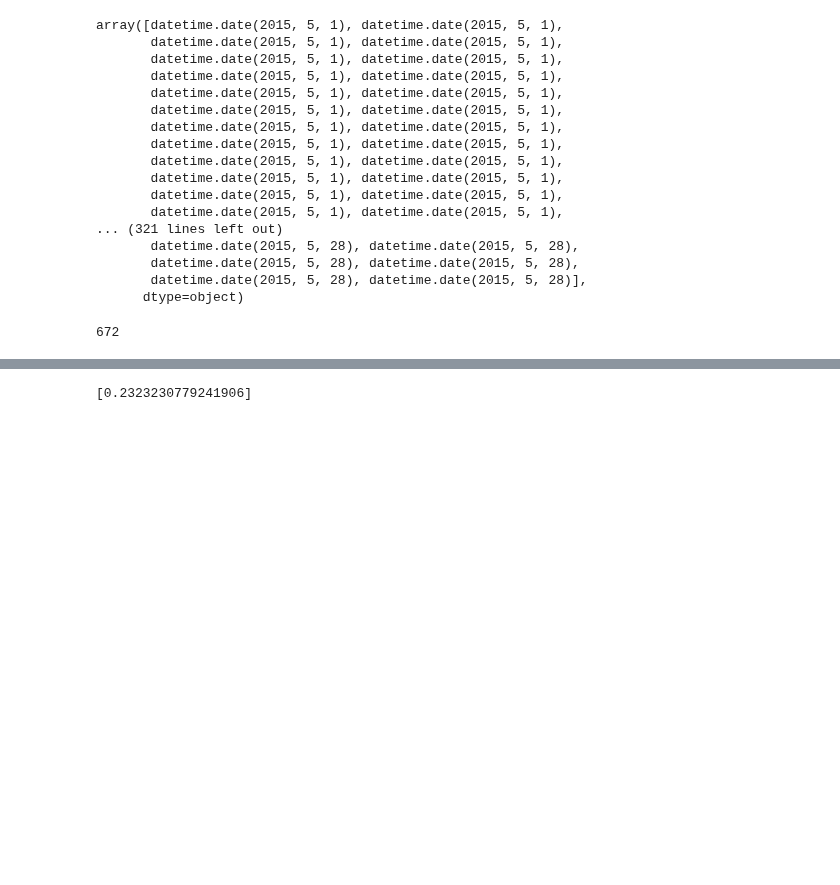
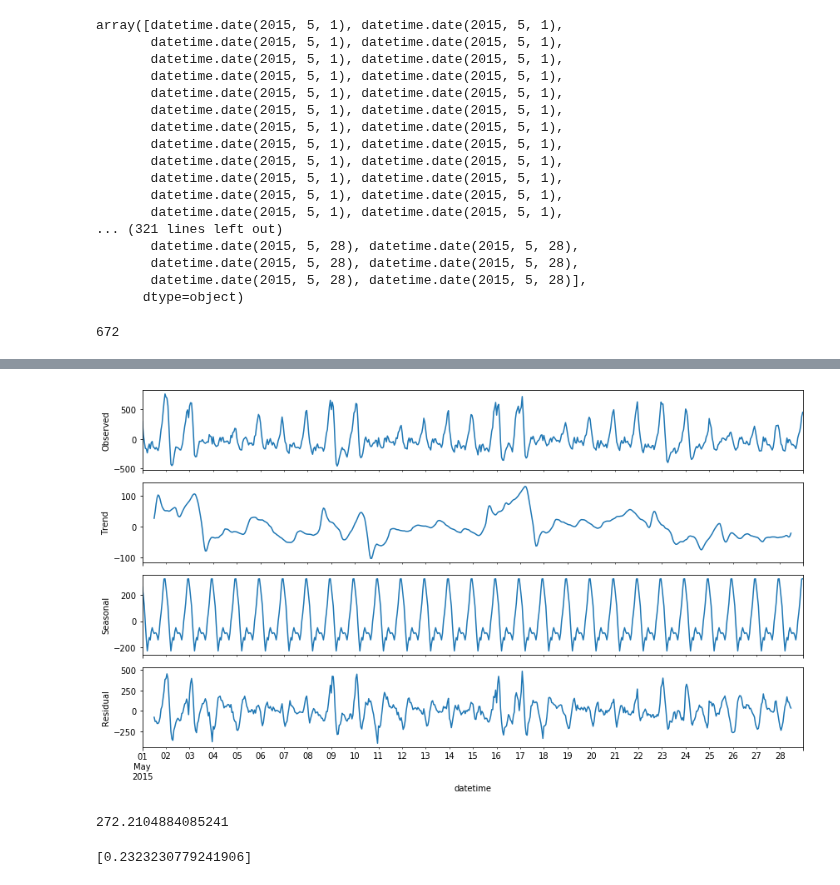
Before and after one commit to dminikorenb/DataLearning, a Jupyter notebook: 3-Taxi/dminik6_part3_w3.ipynb, the cells around one changed output, grey strips where cells are left out. Cells and saved outputs as stored; diff of their text form; code cells hidden in the pictures; blank space fills up the shorter version.

```diff
--- a/3-Taxi/dminik6_part3_w3.ipynb
+++ b/3-Taxi/dminik6_part3_w3.ipynb
@@ -169,3 +231,24 @@ stmp = s.head(28*24)['count']
+# %%
+from datetime import datetime
+rcParams['figure.figsize'] = 12, 7
+stmp['ddd'] = stmp.index
+stmp['mean'] = stmp.apply(lambda row: s_mean.loc[datetime(year=row.ddd.year, month=row.ddd.month,
+                    day=row.ddd.day, hour=0, second=0)]['tmp'] , axis=1)
+stmp['delta'] = stmp['count'] - stmp['mean']
+
+# stmp[['count',  'delta']].plot()
+
+# stmp['delta'] = np.log(stmp['delta'])
+# stmp.head()
+decomp=seasonal_decompose(stmp['delta'])
+decomp.plot();
+# %% [output]
+[figure, added]
+# %%
+# s_mean[datetime(year=2015, month=5, day=5, hour=0, second=0)]
+s_mean.loc[datetime(year=2015, month=5, day=5, hour=0, second=0)]['tmp']
+# %% [output]
+272.2104884085241
 # %%
 # pl.figure(figsize=(12,8))
 rcParams['figure.figsize'] = 12, 9
```
Also changed, not shown: parts of 3 cells of this notebook.
